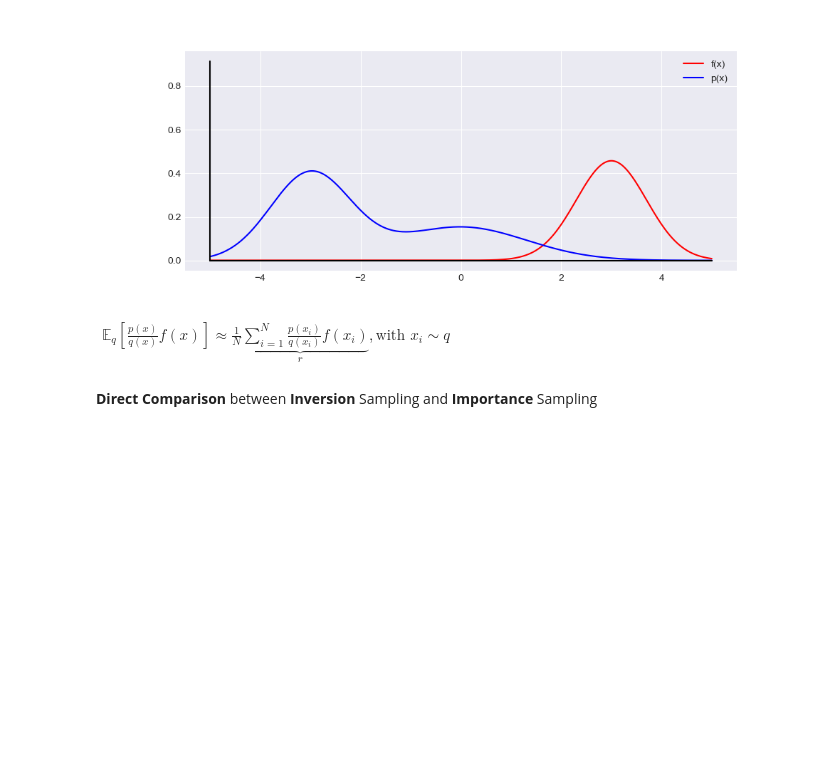
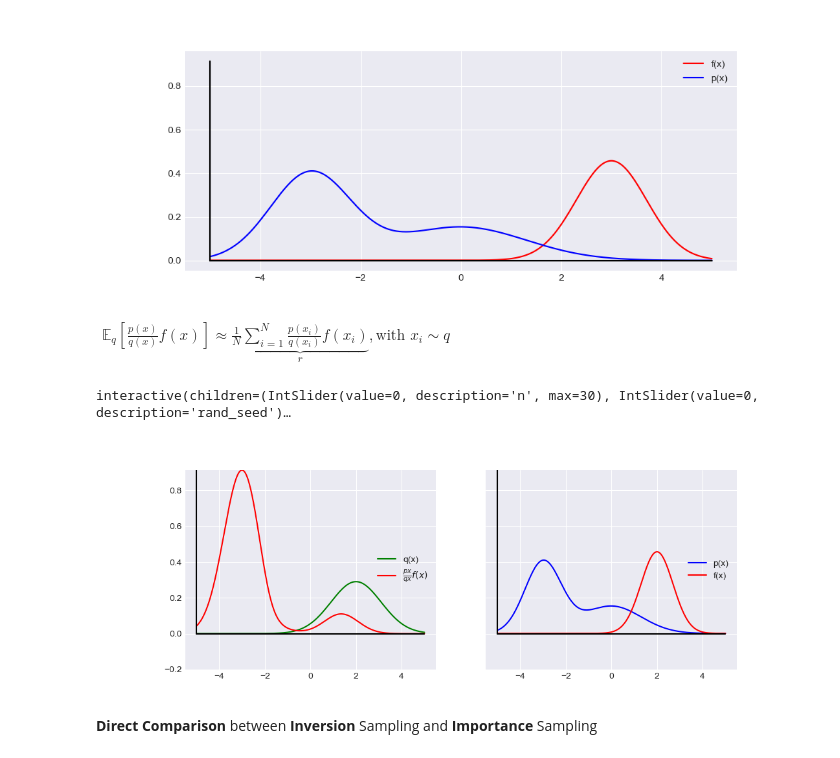
Before and after one commit to f-ilic/cib_seminar, a Jupyter notebook: overview.ipynb, the cells around one changed output. Cells and saved outputs as stored; diff of their text form; code cells hidden in the pictures; blank space fills up the shorter version.

```diff
--- a/overview.ipynb
+++ b/overview.ipynb
@@ -738,7 +740,7 @@ def imporance_sampling_final():
         ax0.plot(xs, fxpxqx, '-r', label=r"$\frac{px}{qx} f(x)$")
 
         ax0.plot(xs, np.zeros_like(xs), '-k')
-        ax0.plot([-5,-5],[0, max(px)], '-k')
+        ax0.plot([-5,-5],[0, max(fxpxqx)], '-k')
 
         if n != 0:
             x_pt = []
@@ -755,51 +757,59 @@ def imporance_sampling_final():
             for x,y in zip(x_pt, y_pt):
                 ax0.plot(x, 0,'g|', alpha=0.3, markersize=10, linewidth=100)
                 ax0.plot(-5, functional_fpx(x), 'g_', alpha=0.3, markersize=10, linewidth=100)
-                ax0.plot([-5, x], [functional_fpx(x),functional_fpx(x)],'g-', alpha=0.08)
-                ax0.plot([x,x], [0,functional_fpx(x)],'g-', alpha=0.08)
+                # ax0.plot([-5, x], [functional_fpx(x),functional_fpx(x)],'g-', alpha=0.08)
+                # ax0.plot([x,x], [0,functional_fpx(x)],'g-', alpha=0.08)
                 ax0.plot(-5, functional_fpx(x),'g-')
                 list_pfs.append(functional_fpx(x))
 
-            ax0.plot(-5,np.array(list_pfs).mean(), 'purple', marker="<")
-            ax0.plot([-5, -4], [np.array(list_pfs).mean(), np.array(list_pfs).mean()], 'purple', label=r"$\mathbb{E}$")
+            ax0.plot(-4.8,np.array(list_pfs).mean(), 'purple', marker="<")
+            ax0.plot([-4.8, -4], [np.array(list_pfs).mean(), np.array(list_pfs).mean()], 'purple', label=r"$\mathbb{E}$")
+            ax0.errorbar(-4.5, np.array(list_pfs).mean(), np.array(list_pfs).std(), label=r"$\mathbb{V}$")
+
         ax0.legend(loc='center right')
 
         np.random.seed(rand_seed)
         rands = np.random.uniform(low=0, high=max(cdf), size=num_samples)
 
         ax1.clear();
         ax1.plot(xs, px, '-b', label="p(x)")
         ax1.plot(xs, fx, '-r', label="f(x)")
 
         ax1.plot(xs, np.zeros_like(xs), '-k')
-        ax1.plot([-5,-5],[0, max(px)], '-k')
+        ax1.plot([-5,-5],[0, max(fxpxqx)], '-k')
 
         if n != 0:
             x_pt = []
             y_pt = []
             random_samples = rands[:n]
             for i in list(random_samples):
                 closest_intercept = (np.abs(cdf - i)).argmin()
                 value = cdf[closest_intercept]
                 xval = xs[closest_intercept]
                 x_pt.append(xval)
                 y_pt.append(value)
 
             list_pfs = []
             for x,y in zip(x_pt, y_pt):
                 ax1.plot(x, 0,'b|', alpha=0.3, markersize=10, linewidth=100)
                 ax1.plot(-5, functional_f(x), 'b_', alpha=0.3, markersize=10, linewidth=100)
-                ax1.plot([-5, x], [functional_f(x),functional_f(x)],'b-', alpha=0.08)
-                ax1.plot([x,x], [0,functional_f(x)],'b-', alpha=0.08)
+                # ax1.plot([-5, x], [functional_f(x),functional_f(x)],'b-', alpha=0.08)
+                # ax1.plot([x,x], [0,functional_f(x)],'b-', alpha=0.08)
                 ax1.plot(-5, functional_f(x),'b-')
                 list_pfs.append(functional_f(x))
 
-            ax1.plot(-5,np.array(list_pfs).mean(), 'purple', marker="<")
-            ax1.plot([-5, -4], [np.array(list_pfs).mean(), np.array(list_pfs).mean()], 'purple', label=r"$\mathbb{E}$")
+            ax1.plot(-4.8,np.array(list_pfs).mean(), 'purple', marker="<")
+            ax1.plot([-4.8, -4], [np.array(list_pfs).mean(), np.array(list_pfs).mean()], 'purple', label=r"$\mathbb{E}$")
+            ax1.errorbar(-4.5, np.array(list_pfs).mean(), np.array(list_pfs).std(), label=r"$\mathbb{V}$")
         ax1.legend(loc='center right')
 
+        ax0.set_ylim([-0.2, max(fxpxqx)])
+        ax1.set_ylim([-0.2, max(fxpxqx)])
 
 imporance_sampling_final()
+# %% [output]
+interactive(children=(IntSlider(value=0, description='n', max=30), IntSlider(value=0, description='rand_seed')…
+[figure, added]
 # %% [markdown]
 **Direct Comparison** between **Inversion** Sampling and **Importance** Sampling
 # %% [markdown]
```
Also changed, not shown: parts of 5 cells of this notebook.
